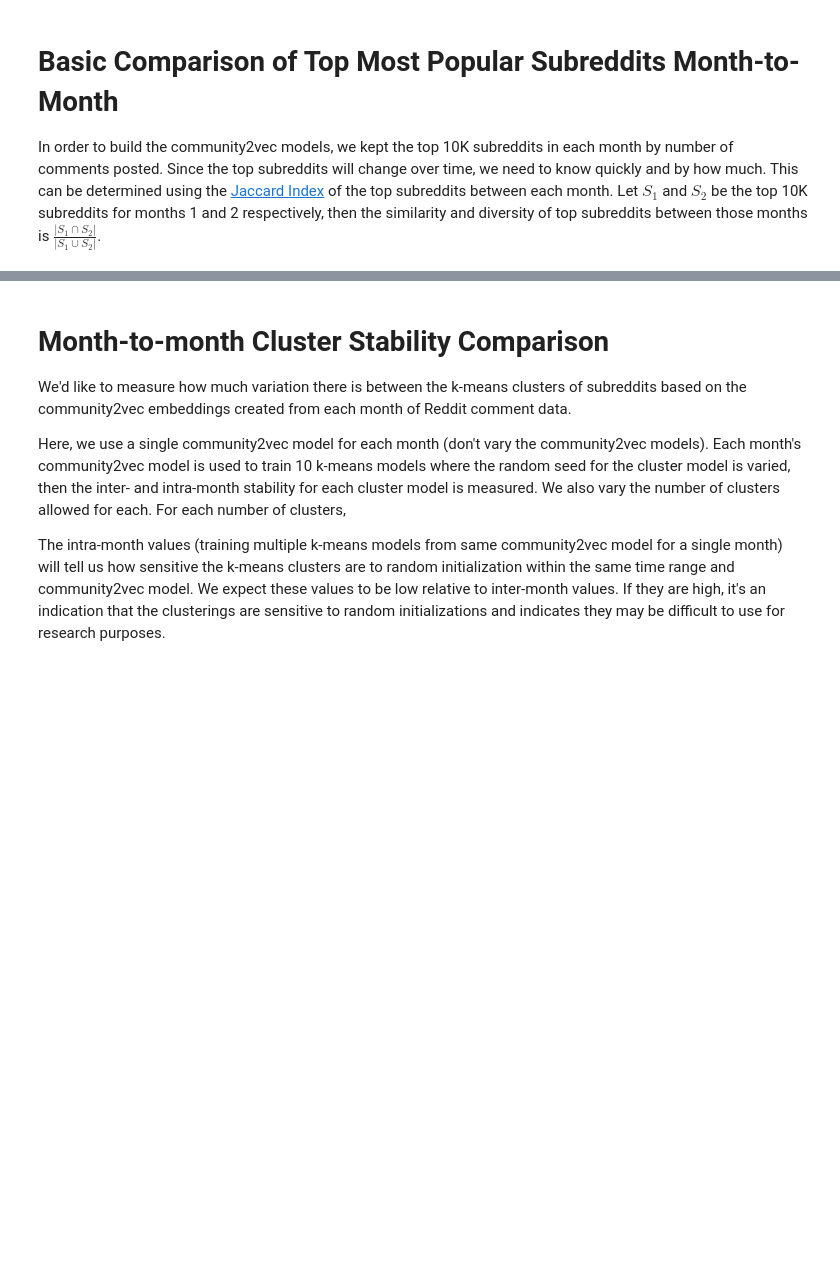
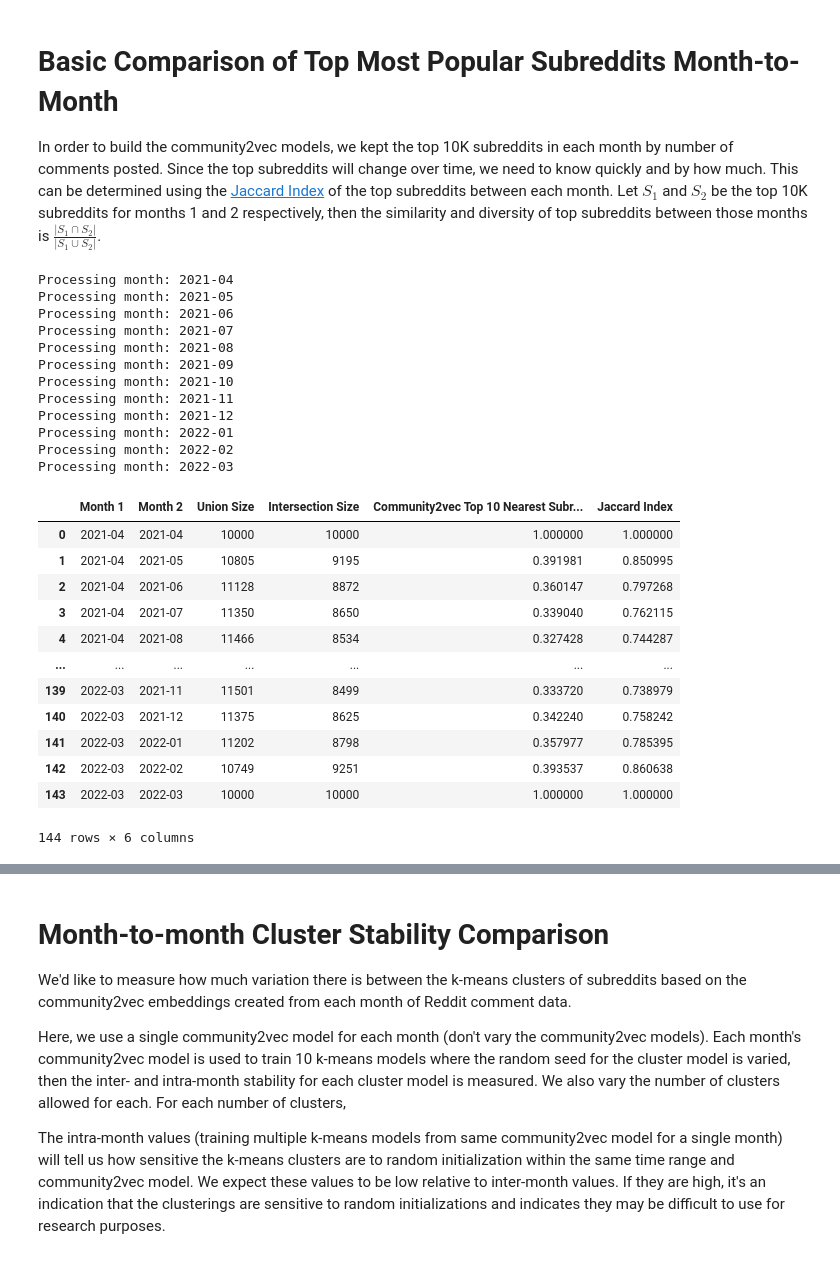
Before and after one commit to UMassCDS/IHOP-Reddit, a Jupyter notebook: notebooks/clustering_stability_metrics_and_visualizations.ipynb, the cells around one changed output, grey strips where cells are left out. Saved outputs shown, nothing was run; the diff lists cells and outputs as text; code cells hidden in the pictures; blank space fills up the shorter version.

```diff
--- a/notebooks/clustering_stability_metrics_and_visualizations.ipynb
+++ b/notebooks/clustering_stability_metrics_and_visualizations.ipynb
@@ -9,0 +22,74 @@ In order to build the community2vec models, we kept the top 10K subreddits in ea
+# %%
+C2V_N_NEAREST_NEIGHBORS = 10
+# Jaccard index for subreddits in community2vec models for each month in our year's worth of Reddit data
+records = []
+for i, model in enumerate(C2V_MODELS):
+    month_label = MONTHS[i]
+    print("Processing month:", month_label)
+    current_model_keys = set(model.get_index_to_key())
+
+    # Build up union and intersection values both for overall top subreddits and
+    # nearest neighbors under c2v models
+    for j, model2 in enumerate(C2V_MODELS):
+        month2_label = MONTHS[j]
+        current_model2_keys = set(model2.get_index_to_key())
+        union = current_model_keys.union(current_model2_keys)
+        union_size = len(union)
+        intersection_size = len(current_model_keys.intersection(current_model2_keys))
+
+        rolling_sum_c2v_jaccard = 0
+
+        # Check how much overlap there is between the nearest neighbors in the
+        # community2vec models
+        for w in current_model_keys:
+            nn_intersection_size = 0
+            nn_union_size = C2V_N_NEAREST_NEIGHBORS
+            model1_nearest_neighbors = set(model.get_nearest_neighbors(w, topn=C2V_N_NEAREST_NEIGHBORS))
+            if w in model2.w2v_model.wv:
+                model2_nearest_neighbors = set(model2.get_nearest_neighbors(w, topn=C2V_N_NEAREST_NEIGHBORS))
+                nn_intersection_size = len(model1_nearest_neighbors.intersection(model2_nearest_neighbors))
+                nn_union_size = len(model1_nearest_neighbors.union(model2_nearest_neighbors))
+            subreddit_ji_index = nn_intersection_size / nn_union_size
+            rolling_sum_c2v_jaccard += subreddit_ji_index
+
+
+        c2v_nn_jaccard_avg = rolling_sum_c2v_jaccard / len(current_model_keys)
+
+        records.append((month_label, month2_label, union_size, intersection_size, c2v_nn_jaccard_avg))
+
+top_subreddit_ji_dataframe = pd.DataFrame.from_records(records,
+        columns = [
+            "Month 1",
+            "Month 2",
+            "Union Size",
+            "Intersection Size",
+            f"Community2vec Top {C2V_N_NEAREST_NEIGHBORS} Nearest Subreddit Neighbors Jaccard Index"])
+top_subreddit_ji_dataframe["Jaccard Index"] = top_subreddit_ji_dataframe["Intersection Size"] / top_subreddit_ji_dataframe["Union Size"]
+
+display(top_subreddit_ji_dataframe)
+# %% [output]
+Processing month: 2021-04
+Processing month: 2021-05
+Processing month: 2021-06
+Processing month: 2021-07
+Processing month: 2021-08
+Processing month: 2021-09
+Processing month: 2021-10
+Processing month: 2021-11
+Processing month: 2021-12
+Processing month: 2022-01
+Processing month: 2022-02
+Processing month: 2022-03
+|  | Month 1 | Month 2 | Union Size | Intersection Size | Community2vec Top 10 Nearest Subr... | Jaccard Index |
+| 0 | 2021-04 | 2021-04 | 10000 | 10000 | 1.000000 | 1.000000 |
+| 1 | 2021-04 | 2021-05 | 10805 | 9195 | 0.391981 | 0.850995 |
+| 2 | 2021-04 | 2021-06 | 11128 | 8872 | 0.360147 | 0.797268 |
+| 3 | 2021-04 | 2021-07 | 11350 | 8650 | 0.339040 | 0.762115 |
+| 4 | 2021-04 | 2021-08 | 11466 | 8534 | 0.327428 | 0.744287 |
+| ... | ... | ... | ... | ... | ... | ... |
+| 139 | 2022-03 | 2021-11 | 11501 | 8499 | 0.333720 | 0.738979 |
+| 140 | 2022-03 | 2021-12 | 11375 | 8625 | 0.342240 | 0.758242 |
+| 141 | 2022-03 | 2022-01 | 11202 | 8798 | 0.357977 | 0.785395 |
+| 142 | 2022-03 | 2022-02 | 10749 | 9251 | 0.393537 | 0.860638 |
+| 143 | 2022-03 | 2022-03 | 10000 | 10000 | 1.000000 | 1.000000 |
+144 rows × 6 columns
```
Also changed, not shown: parts of 6 cells of this notebook, 2 other files.
